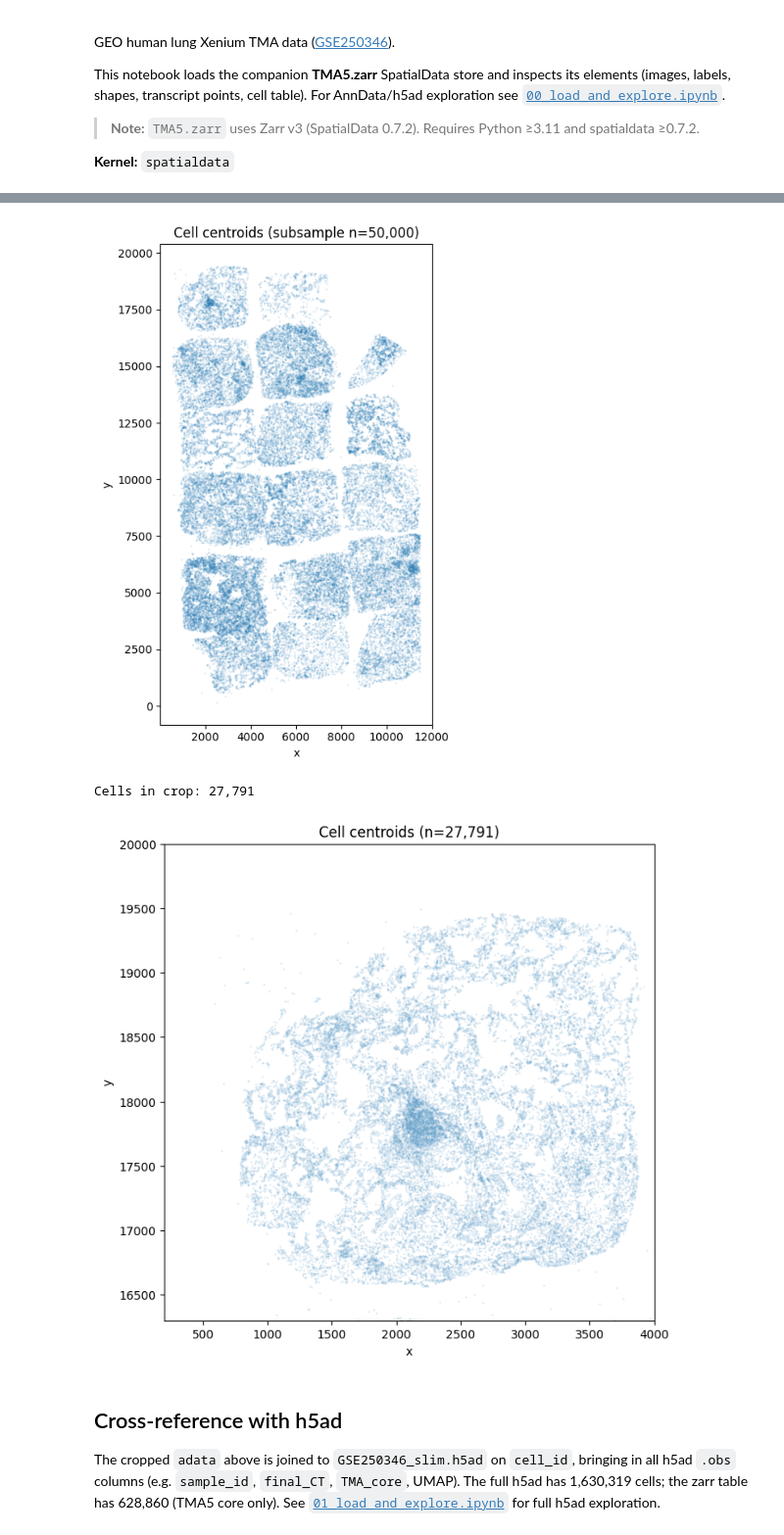
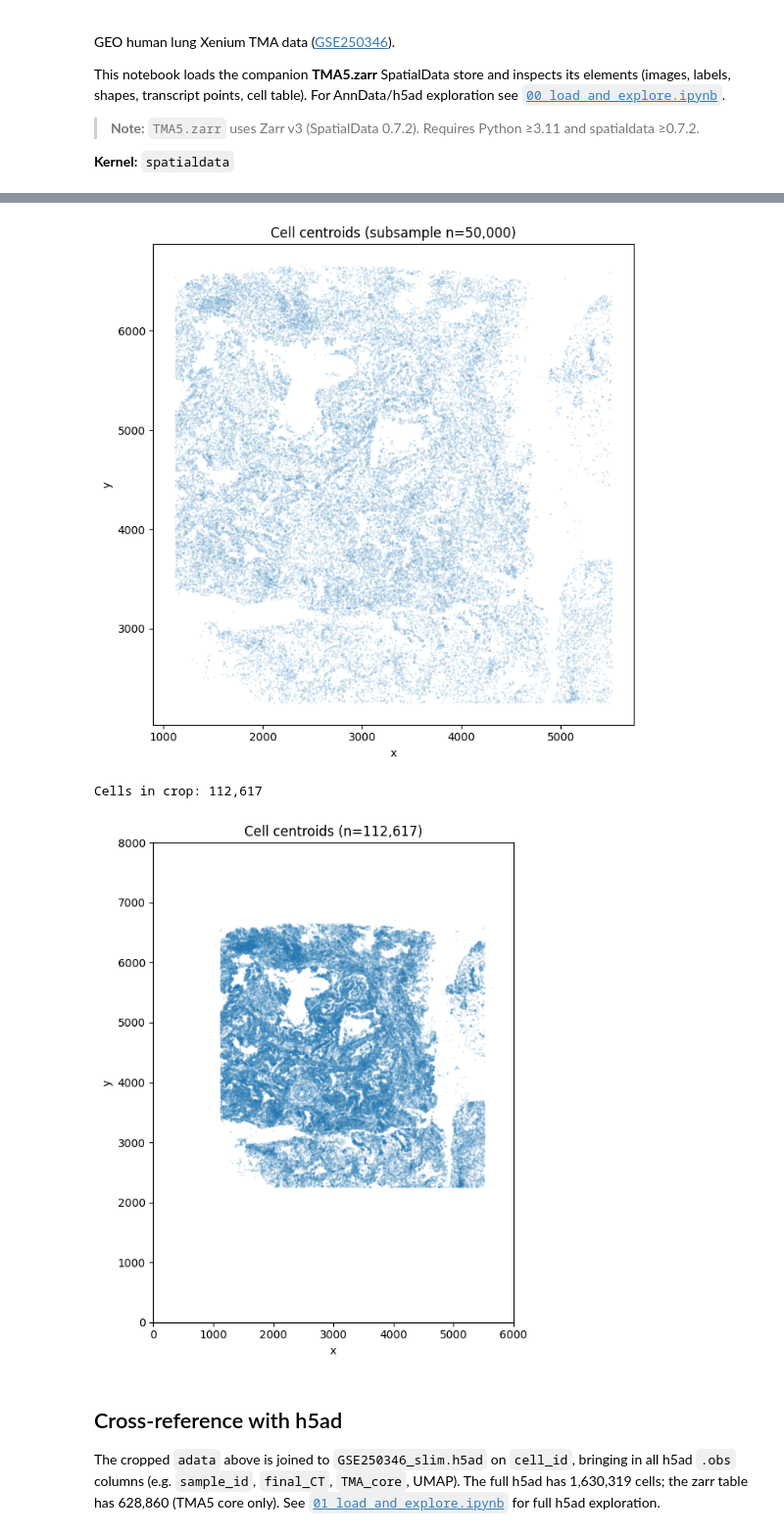
Before and after one commit to stjude-biohackathon/KIDS26-Team18, a Jupyter notebook: data/Dataset_01/processed_data/00_load_and_explore.ipynb, the cells around one changed output, grey strips where cells are left out. Shown at 98% size. Cells and saved outputs as stored; diff of their text form; code cells hidden in the pictures.

```diff
--- a/data/Dataset_01/processed_data/00_load_and_explore.ipynb
+++ b/data/Dataset_01/processed_data/00_load_and_explore.ipynb
@@ -18,11 +18,11 @@ import spatialdata as sd
 import spatialdata_plot  # registers .pl accessor
 
 
-ZARR_PATH = "/mnt/scratch2/Maycon/Hackathon/SJ_BioHack_2026/KIDS26-Team18/data/Dataset_01/raw_data/TMA5.zarr"
-H5AD_PATH = "/mnt/scratch2/Maycon/Hackathon/SJ_BioHack_2026/KIDS26-Team18/data/Dataset_01/processed_data/outdated/GSE250346_slim.h5ad"
+ZARR_PATH = Path("/home/mmaycon/KIDS26-Team18/data/Dataset_01/raw_data/TMA5_subset.zarr")
+#H5AD_PATH = "/home/mmaycon/KIDS26-Team18/data/Dataset_01/processed_data/outdated/GSE250346_slim.h5ad"
 
 assert ZARR_PATH.is_dir(), f"Missing zarr store: {ZARR_PATH}"
-assert H5AD_PATH.is_file(), f"Missing h5ad: {H5AD_PATH}"
+#assert H5AD_PATH.is_file(), f"Missing h5ad: {H5AD_PATH}"
 print(f"Zarr path: {ZARR_PATH}")
-print(f"h5ad path: {H5AD_PATH}")
+#print(f"h5ad path: {H5AD_PATH}")
 # %% [output]
@@ -127,13 +126,13 @@ ax.set_title(f"Cell centroids (subsample n={n_sub:,})")
 plt.tight_layout()
 plt.show()
 # %% [output]
-[figure, old version]
+[figure, new version]
 # %%
 # Crop coordinates to bounding box
-xmin = 200
-xmax = 4000
-ymin = 16300
-ymax = 20000
+xmin = 0
+xmax = 6000
+ymin = 0
+ymax = 8000
 
 coords = table.obsm["spatial"]
 
@@ -164,35 +163,35 @@ fig, ax = plt.subplots(figsize=(7, 7))
 ax.scatter(
 
     coords[:, 0],
 
     coords[:, 1],
 
     s=0.1,
 
     alpha=0.3,
 
     rasterized=True,
 
 )
 
 ax.set_aspect("equal")
 
 ax.set_xlim(xmin, xmax)
 
 ax.set_ylim(ymin, ymax)
 
 ax.set_xlabel("x")
 
 ax.set_ylabel("y")
 
 ax.set_title(f"Cell centroids (n={adata.n_obs:,})")
 
 plt.tight_layout()
 
 plt.show()
 # %% [output]
-Cells in crop: 27,791
+Cells in crop: 112,617
-[figure, old version]
+[figure, new version]
 # %% [markdown]
 ## Cross-reference with h5ad
 
```
Also changed, not shown: parts of 11 cells of this notebook, 2 other files.
